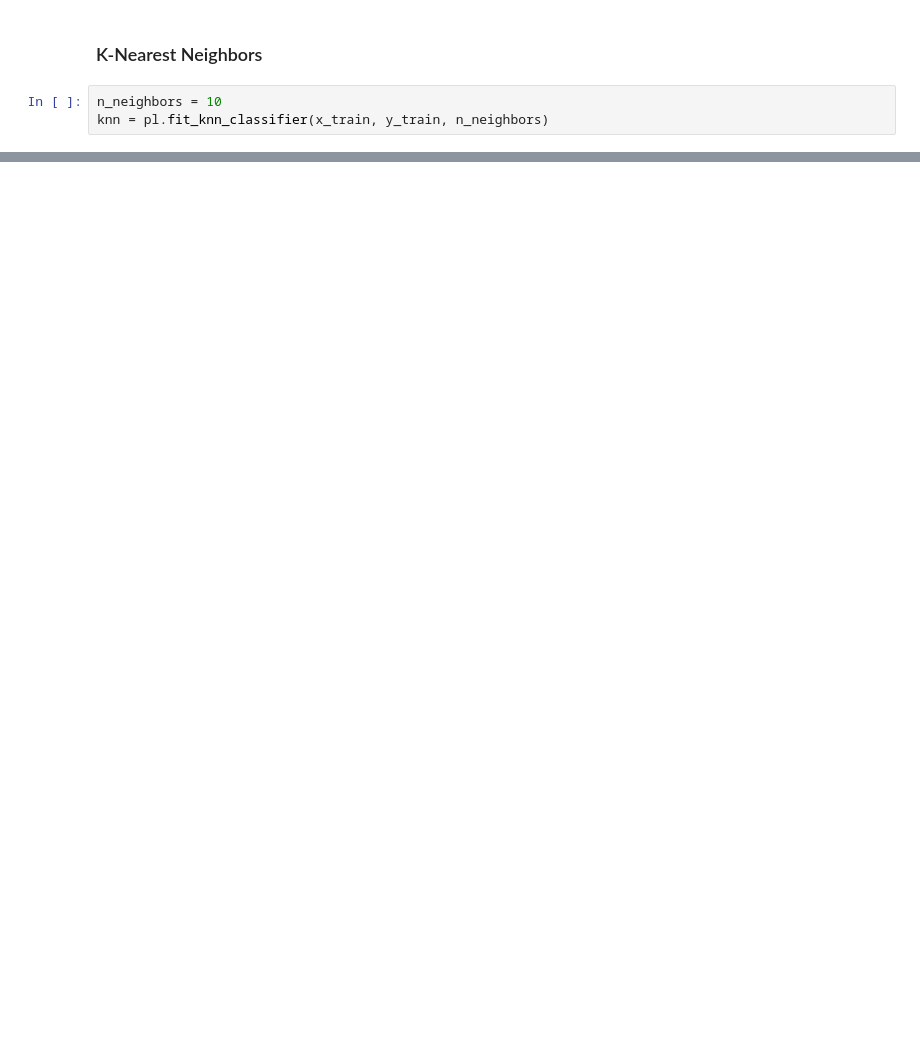
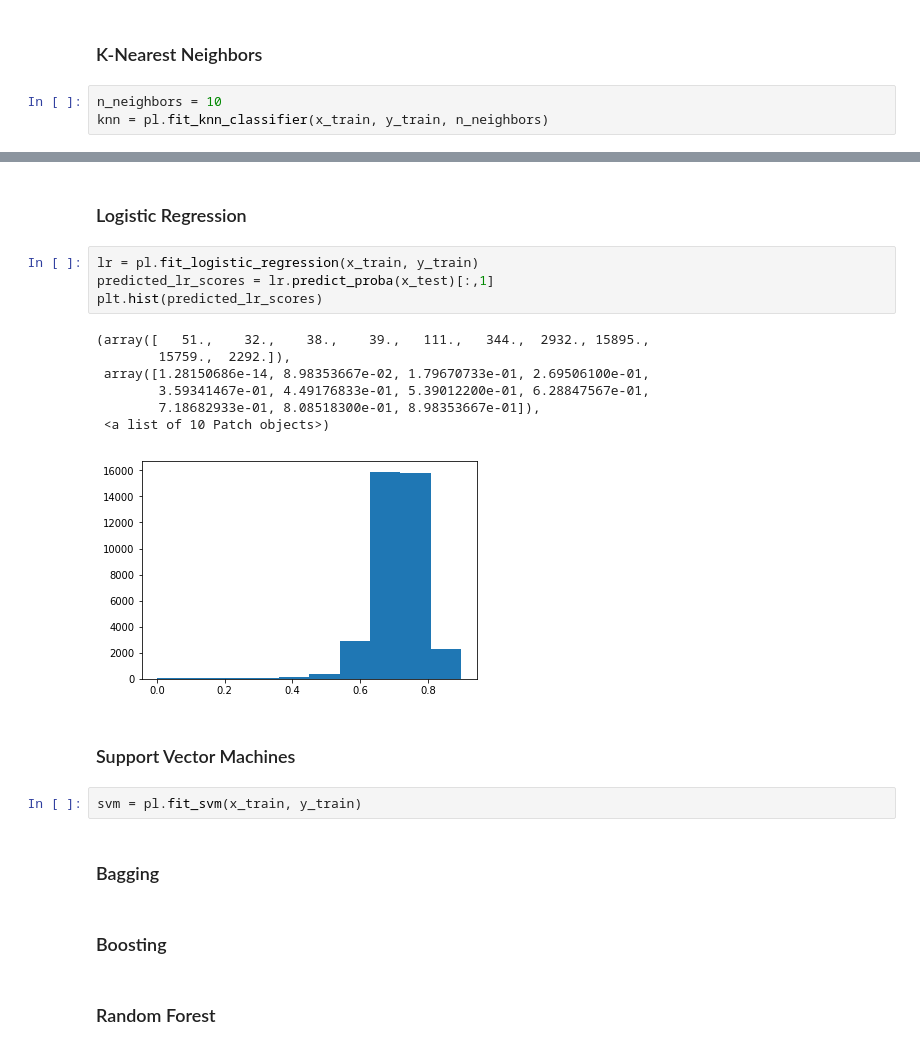
Before and after one commit to jmlangston/machine-learning, a Jupyter notebook: pipeline-improved/hw3_writeup.ipynb, the cells around one changed output, grey strips where cells are left out. Saved outputs shown, nothing was run; the diff lists cells and outputs as text; blank space fills up the shorter version.

Commit message:
Added functions for fitting logisitc regression and SVM models

```diff
--- a/pipeline-improved/hw3_writeup.ipynb
+++ b/pipeline-improved/hw3_writeup.ipynb
@@ -274,0 +259,24 @@ Model accuracy is 0.5473821780065612
+# %% [markdown]
+### Logistic Regression
+# %%
+lr = pl.fit_logistic_regression(x_train, y_train)
+predicted_lr_scores = lr.predict_proba(x_test)[:,1]
+plt.hist(predicted_lr_scores)
+# %% [output]
+(array([   51.,    32.,    38.,    39.,   111.,   344.,  2932., 15895.,
+        15759.,  2292.]),
+ array([1.28150686e-14, 8.98353667e-02, 1.79670733e-01, 2.69506100e-01,
+        3.59341467e-01, 4.49176833e-01, 5.39012200e-01, 6.28847567e-01,
+        7.18682933e-01, 8.08518300e-01, 8.98353667e-01]),
+ <a list of 10 Patch objects>)
+[figure, added]
+# %% [markdown]
+### Support Vector Machines
+# %%
+svm = pl.fit_svm(x_train, y_train)
+# %% [markdown]
+### Bagging
+# %% [markdown]
+### Boosting
+# %% [markdown]
+### Random Forest
```
Also changed, not shown: parts of 4 cells of this notebook, 1 other file.
